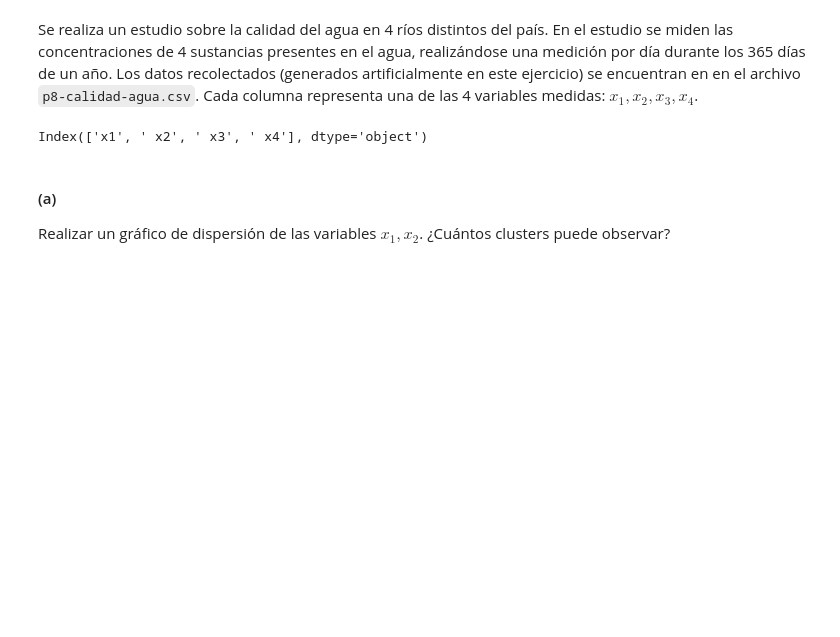
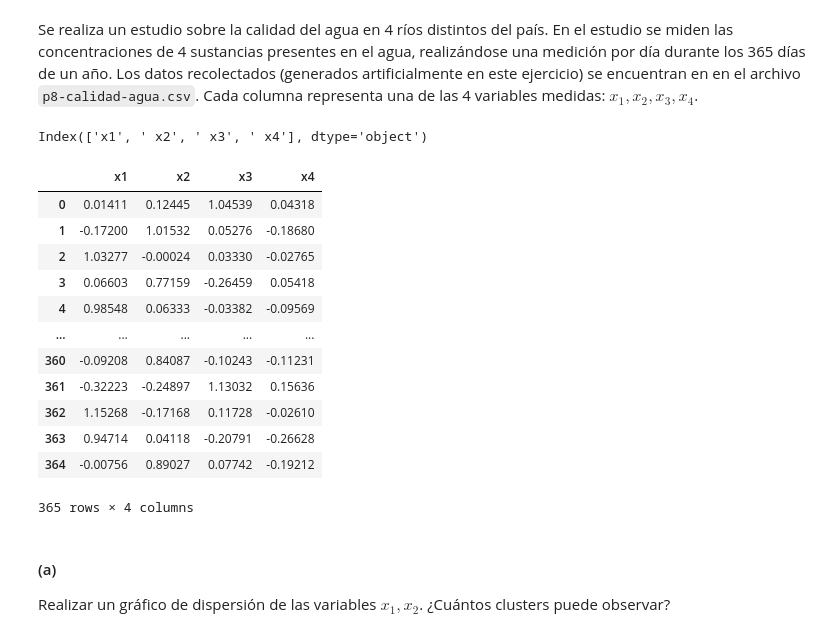
Before and after one commit to lmendezayl/uba-ldd-ic, a Jupyter notebook: guias/soluciones/practica9.ipynb, the cells around one changed output. Saved outputs shown, nothing was run; the diff lists cells and outputs as text; code cells hidden in the pictures; blank space fills up the shorter version.

```diff
--- a/guias/soluciones/practica9.ipynb
+++ b/guias/soluciones/practica9.ipynb
@@ -478,6 +481,22 @@ agua = pd.read_csv(url + 'p8-calidad-agua.csv')
 agua.columns # que ganas de romper las pelotas con los whitespaces
 # %% [output]
 Index(['x1', ' x2', ' x3', ' x4'], dtype='object')
+# %%
+agua
+# %% [output]
+|  | x1 | x2 | x3 | x4 |
+| 0 | 0.01411 | 0.12445 | 1.04539 | 0.04318 |
+| 1 | -0.17200 | 1.01532 | 0.05276 | -0.18680 |
+| 2 | 1.03277 | -0.00024 | 0.03330 | -0.02765 |
+| 3 | 0.06603 | 0.77159 | -0.26459 | 0.05418 |
+| 4 | 0.98548 | 0.06333 | -0.03382 | -0.09569 |
+| ... | ... | ... | ... | ... |
+| 360 | -0.09208 | 0.84087 | -0.10243 | -0.11231 |
+| 361 | -0.32223 | -0.24897 | 1.13032 | 0.15636 |
+| 362 | 1.15268 | -0.17168 | 0.11728 | -0.02610 |
+| 363 | 0.94714 | 0.04118 | -0.20791 | -0.26628 |
+| 364 | -0.00756 | 0.89027 | 0.07742 | -0.19212 |
+365 rows × 4 columns
 # %%
 agua = agua.rename(columns={' x2' : 'x2', ' x3' : 'x3', ' x4' : 'x4'})
 # %% [markdown]
```
Also changed, not shown: parts of 4 cells of this notebook.
